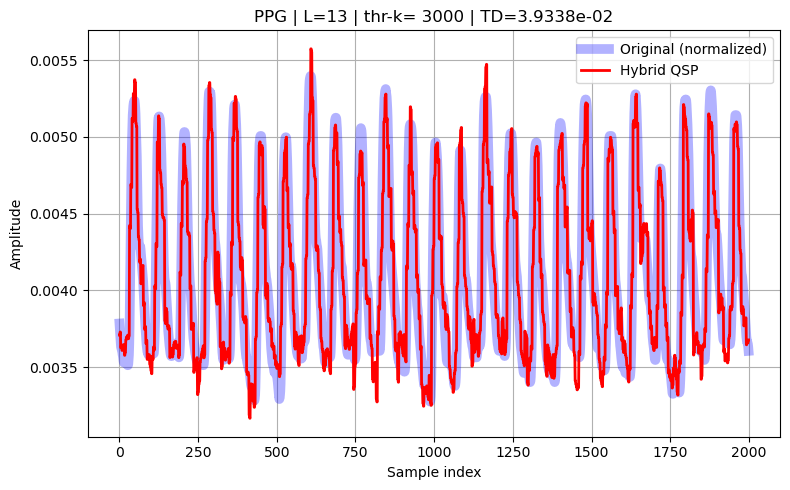
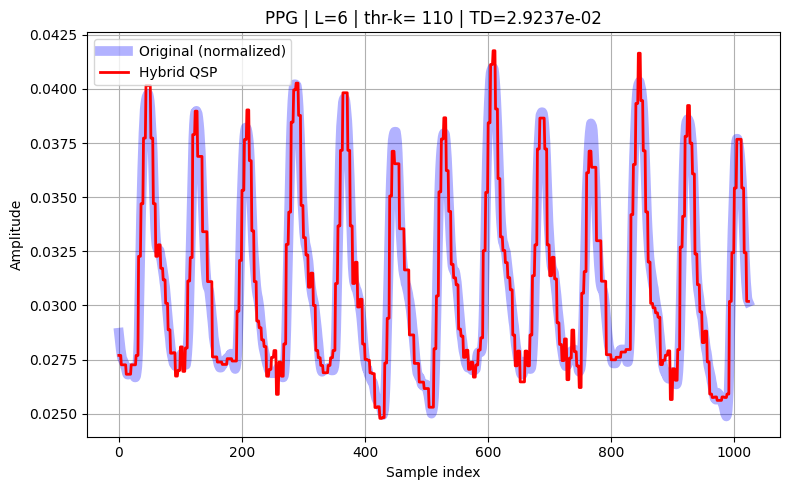
The notebook cell's code change between the first figure and the second:
--- before
+++ after
@@ -1,5 +1,5 @@
 plt.figure(figsize=(8, 5))
-plt.plot(target_f[:2000], 'blue', lw=7, alpha=0.3, label="Original (normalized)")
-plt.plot(x_rec[:2000], lw=2, color="red", label="Hybrid QSP")
+plt.plot(target_f, 'blue', lw=7, alpha=0.3, label="Original (normalized)")
+plt.plot(x_rec, lw=2, color="red", label="Hybrid QSP")
 plt.title(f"PPG | L={level} | thr-k= {k} | TD={TD:.4e}")
 plt.xlabel("Sample index");

Commit: update number of all qubits in all notebooks